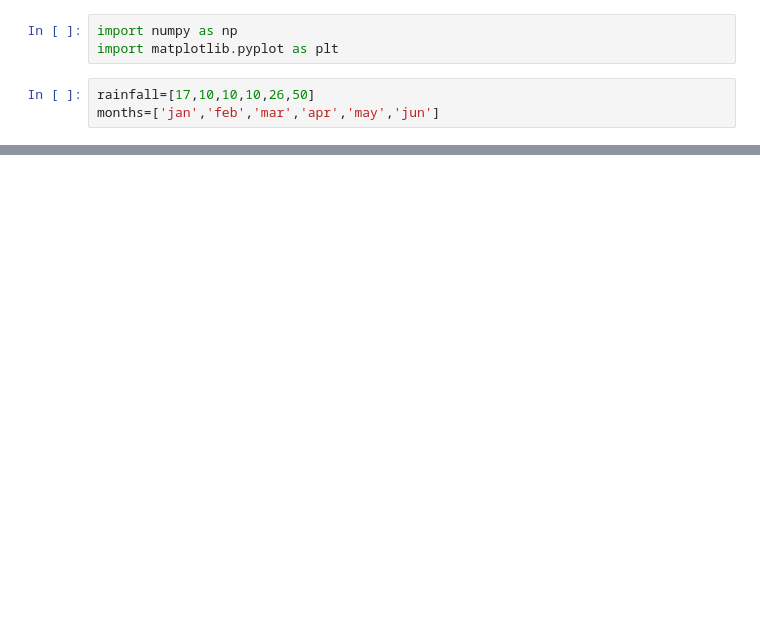
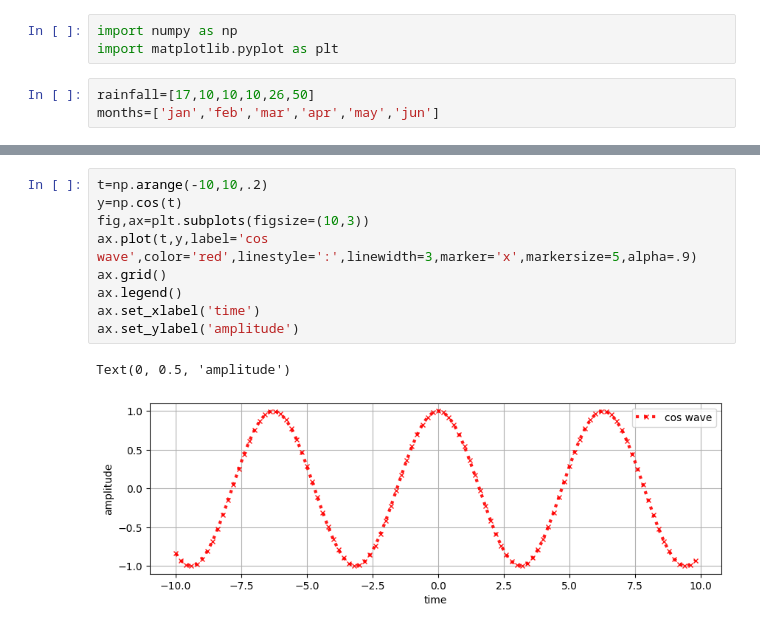
Before and after one commit to Deeptiabs/digipodium, a Jupyter notebook: graphs.ipynb, the cells around one changed output, grey strips where cells are left out. Cells and saved outputs as stored; diff of their text form; blank space fills up the shorter version.

```diff
--- a/graphs.ipynb
+++ b/graphs.ipynb
@@ -44,0 +65,12 @@ plt.show()
+# %%
+t=np.arange(-10,10,.2)
+y=np.cos(t)
+fig,ax=plt.subplots(figsize=(10,3))
+ax.plot(t,y,label='cos wave',color='red',linestyle=':',linewidth=3,marker='x',markersize=5,alpha=.9)
+ax.grid()
+ax.legend()
+ax.set_xlabel('time')
+ax.set_ylabel('amplitude')
+# %% [output]
+Text(0, 0.5, 'amplitude')
+[figure, added]
```
Also changed, not shown: parts of 16 cells of this notebook.
